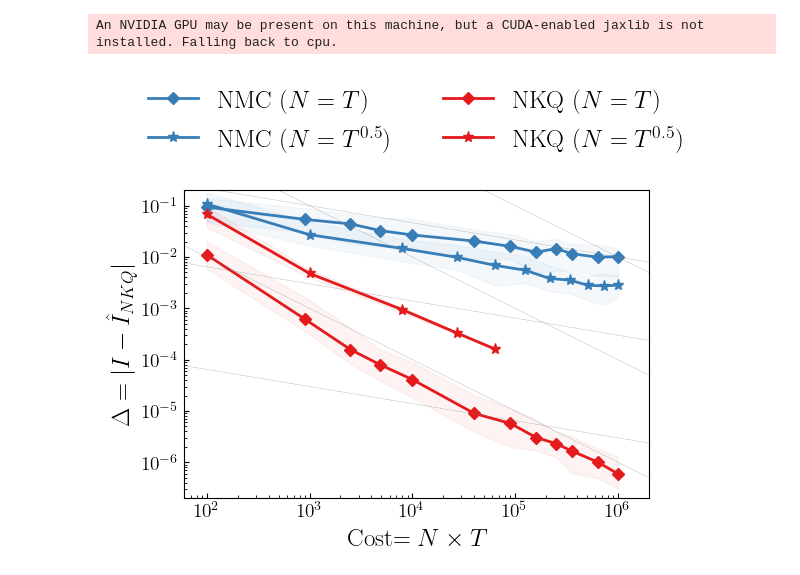
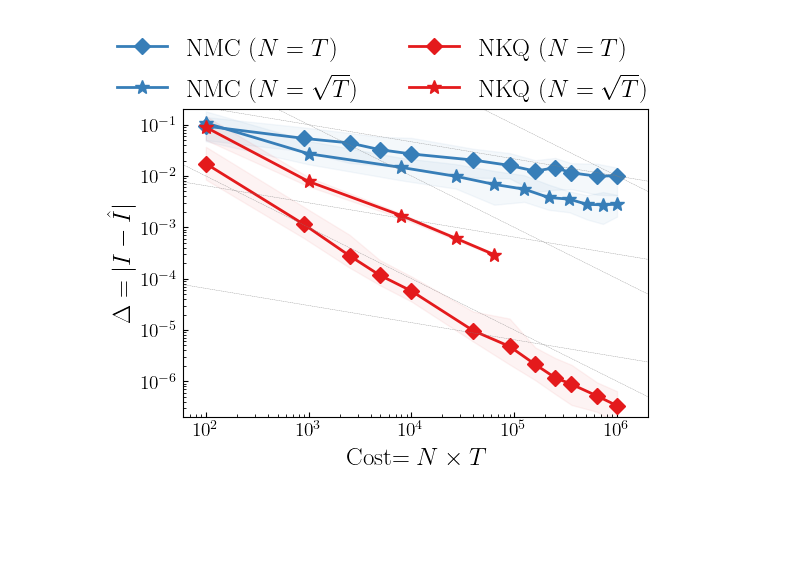
Before and after one commit to hudsonchen/nest_bq, a Jupyter notebook: plotting_notebooks/toy.ipynb, the cells around one changed output. Cells and saved outputs as stored; diff of their text form; code cells hidden in the pictures; blank space fills up the shorter version.

```diff
--- a/plotting_notebooks/toy.ipynb
+++ b/plotting_notebooks/toy.ipynb
@@ -12,6 +12,7 @@ plt.rc('text.latex', preamble=r'\usepackage{amsmath, amsfonts}')
 
 # plt.rc('font', family='Arial', size=12)
 # plt.rc('axes', titlesize=16, labelsize=14, grid=True)
+plt.rc('lines', linewidth=2)
 plt.rc('legend', fontsize=18, frameon=False)
 plt.rc('xtick', labelsize=14, direction='in')
 plt.rc('ytick', labelsize=14, direction='in')
@@ -22,23 +23,23 @@ seed_numbers = range(0, 100)  # Adjust this range as needed
 
 for seed in seed_numbers:
     if seed == 0:
-        nkq_file_path = f"/home/zongchen/nest_bq/results/toy/dim_1__kernel_x_matern__kernel_theta_matern__N_T_ratio_1.0/seed_{seed}__NKQ"
+        nkq_file_path = f"/home/zongchen/nest_bq/results/toy/dim_1__kernel_x_matern__kernel_theta_matern__N_T_ratio_1.0__scale_1.0/seed_{seed}__NKQ"
         with open(nkq_file_path, 'rb') as f:
             I_nkq_err_dict = pickle.load(f)
             I_nkq_values = np.array(list(I_nkq_err_dict.values()))[None, :]
 
-        nmc_file_path = f"/home/zongchen/nest_bq/results/toy/dim_1__kernel_x_matern__kernel_theta_matern__N_T_ratio_1.0/seed_{seed}__NMC"
+        nmc_file_path = f"/home/zongchen/nest_bq/results/toy/dim_1__kernel_x_matern__kernel_theta_matern__N_T_ratio_1.0__scale_1.0/seed_{seed}__NMC"
         with open(nmc_file_path, 'rb') as f:
             I_nmc_err_dict = pickle.load(f)
             I_nmc_values = np.array(list(I_nmc_err_dict.values()))[None, :]
 
     else:
-        nkq_file_path = f"/home/zongchen/nest_bq/results/toy/dim_1__kernel_x_matern__kernel_theta_matern__N_T_ratio_1.0/seed_{seed}__NKQ"
+        nkq_file_path = f"/home/zongchen/nest_bq/results/toy/dim_1__kernel_x_matern__kernel_theta_matern__N_T_ratio_1.0__scale_1.0/seed_{seed}__NKQ"
         with open(nkq_file_path, 'rb') as f:
             I_nkq_err_dict = pickle.load(f)
             I_nkq_values = np.concatenate((np.array(list(I_nkq_err_dict.values()))[None, :], I_nkq_values), axis=0)
 
-        nmc_file_path = f"/home/zongchen/nest_bq/results/toy/dim_1__kernel_x_matern__kernel_theta_matern__N_T_ratio_1.0/seed_{seed}__NMC"
+        nmc_file_path = f"/home/zongchen/nest_bq/results/toy/dim_1__kernel_x_matern__kernel_theta_matern__N_T_ratio_1.0__scale_1.0/seed_{seed}__NMC"
         with open(nmc_file_path, 'rb') as f:
             I_nmc_err_dict = pickle.load(f)
             I_nmc_values = np.concatenate((np.array(list(I_nmc_err_dict.values()))[None, :], I_nmc_values), axis=0)
@@ -55,8 +56,6 @@ I_nkq_q75 = np.percentile(I_nkq_array, 75, axis=0)
 I_nmc_median = np.median(I_nmc_array, axis=0)
 I_nmc_q25 = np.percentile(I_nmc_array, 25, axis=0)
 I_nmc_q75 = np.percentile(I_nmc_array, 75, axis=0)
-# %% [output]
-An NVIDIA GPU may be present on this machine, but a CUDA-enabled jaxlib is not installed. Falling back to cpu.
 # %%
 # # List of seed numbers you want to loop over
 # seed_numbers = range(0, 100)  # Adjust this range as needed
@@ -102,23 +101,23 @@ seed_numbers = range(0, 100)  # Adjust this range as needed
 
 for seed in seed_numbers:
     if seed == 0:
-        nkq_ratio_two_file_path = f"/home/zongchen/nest_bq/results/toy/dim_1__kernel_x_matern__kernel_theta_matern__N_T_ratio_2.0/seed_{seed}__NKQ"
+        nkq_ratio_two_file_path = f"/home/zongchen/nest_bq/results/toy/dim_1__kernel_x_matern__kernel_theta_matern__N_T_ratio_2.0__scale_1.0/seed_{seed}__NKQ"
         with open(nkq_ratio_two_file_path, 'rb') as f:
             I_nkq_ratio_two_err_dict = pickle.load(f)
             I_nkq_ratio_two_values = np.array(list(I_nkq_ratio_two_err_dict.values()))[None, :]
 
-        nmc_ratio_two_file_path = f"/home/zongchen/nest_bq/results/toy/dim_1__kernel_x_matern__kernel_theta_matern__N_T_ratio_2.0/seed_{seed}__NMC"
+        nmc_ratio_two_file_path = f"/home/zongchen/nest_bq/results/toy/dim_1__kernel_x_matern__kernel_theta_matern__N_T_ratio_2.0__scale_1.0/seed_{seed}__NMC"
         with open(nmc_ratio_two_file_path, 'rb') as f:
             I_nmc_ratio_two_err_dict = pickle.load(f)
             I_nmc_ratio_two_values = np.array(list(I_nmc_ratio_two_err_dict.values()))[None, :]
 
     else:
-        nkq_ratio_two_file_path = f"/home/zongchen/nest_bq/results/toy/dim_1__kernel_x_matern__kernel_theta_matern__N_T_ratio_2.0/seed_{seed}__NKQ"
+        nkq_ratio_two_file_path = f"/home/zongchen/nest_bq/results/toy/dim_1__kernel_x_matern__kernel_theta_matern__N_T_ratio_2.0__scale_1.0/seed_{seed}__NKQ"
         with open(nkq_ratio_two_file_path, 'rb') as f:
             I_nkq_ratio_two_err_dict = pickle.load(f)
             I_nkq_ratio_two_values = np.concatenate((np.array(list(I_nkq_ratio_two_err_dict.values()))[None, :], I_nkq_ratio_two_values),axis=0)
 
-        nmc_ratio_two_file_path = f"/home/zongchen/nest_bq/results/toy/dim_1__kernel_x_matern__kernel_theta_matern__N_T_ratio_2.0/seed_{seed}__NMC"
+        nmc_ratio_two_file_path = f"/home/zongchen/nest_bq/results/toy/dim_1__kernel_x_matern__kernel_theta_matern__N_T_ratio_2.0__scale_1.0/seed_{seed}__NMC"
         with open(nmc_ratio_two_file_path, 'rb') as f:
             I_nmc_ratio_two_err_dict = pickle.load(f)
             I_nmc_ratio_two_values = np.concatenate((np.array(list(I_nmc_ratio_two_err_dict.values()))[None, :], I_nmc_ratio_two_values),axis=0)
@@ -137,7 +136,7 @@ I_nmc_ratio_two_q25 = np.percentile(I_nmc_ratio_two_array, 25, axis=0)
 I_nmc_ratio_two_q75 = np.percentile(I_nmc_ratio_two_array, 75, axis=0)
 # %%
 cmap = plt.get_cmap('Set1')
-markersize = 6
+markersize = 8
 linewidth = 2
 
 
@@ -152,9 +151,9 @@ rescale_array_nmc_ratio_one = np.array([1.0, 1.0, 1.0, 1.0,
                                         1.3, 1.0, 1.0, 1.0,
                                         0.9, 0.9, 0.95, 0.9])
 
-rescale_array_nkq_ratio_one = np.array([1.0, 1.2, 1.2, 1.4,
-                                        1.4, 1.4, 0.9, 1.0,
-                                        1.0, 1.0, 0.75, 0.7])
+rescale_array_nkq_ratio_one = np.array([1.0, 1.2, 1.3, 1.5,
+                                        1.7, 2.1, 2.3, 2.3,
+                                        2.3, 2.3, 1.5, 1.5])
 
 rescale_array_nkq_ratio_two = np.array([1.0, 1.0, 1.0, 1.0,
                                         1.0])
@@ -184,12 +183,12 @@ cost_array_ratio_two[0] = 100
 
 nkq_ratio_two_index = (1 - np.isnan(I_nkq_ratio_two_median)).sum()
 
-plt.plot(cost_array_ratio_two, I_nmc_ratio_two_median * rescale_array_nmc_ratio_two, label=rf'NMC ($N=T^{{0.5}}$)',
+plt.plot(cost_array_ratio_two, I_nmc_ratio_two_median * rescale_array_nmc_ratio_two, label=r'NMC ($N=\sqrt{T}$)',
          color=cmap.colors[1], linewidth=linewidth, marker='*', markersize=markersize + 2)
 plt.fill_between(cost_array_ratio_two, I_nmc_ratio_two_q25 * rescale_array_nmc_ratio_two,
                  I_nmc_ratio_two_q75 * rescale_array_nmc_ratio_two, alpha=0.05, color=cmap.colors[1])
 
-plt.plot(cost_array_ratio_two[:nkq_ratio_two_index], I_nkq_ratio_two_median[:nkq_ratio_two_index] * rescale_array_nkq_ratio_two, label=f'NKQ ($N=T^{{0.5}}$)',
+plt.plot(cost_array_ratio_two[:nkq_ratio_two_index], I_nkq_ratio_two_median[:nkq_ratio_two_index] * rescale_array_nkq_ratio_two, label=r'NKQ ($N=\sqrt{T}$)',
          color=cmap.colors[0], linewidth=linewidth, marker='*', markersize=markersize + 2)
 plt.fill_between(cost_array_ratio_two[:nkq_ratio_two_index], I_nkq_ratio_two_q25[:nkq_ratio_two_index],
                  I_nkq_ratio_two_q75[:nkq_ratio_two_index], alpha=0.05, color=cmap.colors[0])
@@ -209,36 +208,36 @@ plt.plot(N_T_array, theoretical_error_nkq_ratio_one, linestyle='--', color = 'gr
 plt.plot(N_T_array, 100 * theoretical_error_nkq_ratio_one, linestyle='--', color = 'grey', linewidth=0.25)
 plt.plot(N_T_array, 1e4 * theoretical_error_nkq_ratio_one, linestyle='--', color = 'grey', linewidth=0.25)
 plt.plot(N_T_array, theoretical_error_nmc_ratio_half, linestyle='--', color = 'grey', linewidth=0.25)
 plt.plot(N_T_array, 0.03 * theoretical_error_nmc_ratio_half, linestyle='--', color = 'grey', linewidth=0.25)
 plt.plot(N_T_array, 100 * theoretical_error_nmc_ratio_half, linestyle='--', color = 'grey', linewidth=0.25)
 plt.plot(N_T_array, 0.0003 * theoretical_error_nmc_ratio_half, linestyle='--', color = 'grey', linewidth=0.25)
 
 # plt.plot(N_T_array, 0.01 * theoretical_error_nmc_ratio_half, linestyle='--', color = cmap[0], linewidth=0.25)
 # plt.plot(N_T_array, 0.01 * theoretical_error_nmc_ratio_two, linestyle='--', color = cmap[0], linewidth=0.25)
 # plt.plot(N_T_array, 0.01 * theoretical_error_nkq_ratio_two, linestyle='--', color = cmap[1], linewidth=0.25)
 
 
 plt.xlabel(r'Cost$=N \times T$')
-plt.ylabel(r'$\Delta = |I - \hat{I}_{NKQ}|$')
+plt.ylabel(r'$\Delta = |I - \hat{I}|$')
 plt.ylim([2e-7, 0.2])
 plt.xlim([60, 2e6])
 plt.yscale('log')
 plt.xscale('log')
 
 # Get current legend handles and labels
 handles, labels = plt.gca().get_legend_handles_labels()
 
 # order = [0, 2, 4, 1, 3, 5]
 order = [0, 2, 1, 3]
 handles = [handles[o] for o in order]
 labels = [labels[o] for o in order]
 
 # Create a legend with reordered handles and labels
-plt.legend(handles, labels, ncol=2, bbox_to_anchor=(0.5, 1.05), loc='lower center')
+plt.legend(handles, labels, ncol=2, bbox_to_anchor=(0.43, 0.95), loc='lower center')
 plt.savefig('../figures/toy.pdf', bbox_inches='tight')
 plt.show()
 # %% [output]
-[figure, old version]
+[figure, new version]
 # %%
 # List of seed numbers you want to loop over
 seed_numbers = range(0, 20)  # Adjust this range as needed
```
Also changed, not shown: parts of 6 cells of this notebook, 11 other files.
